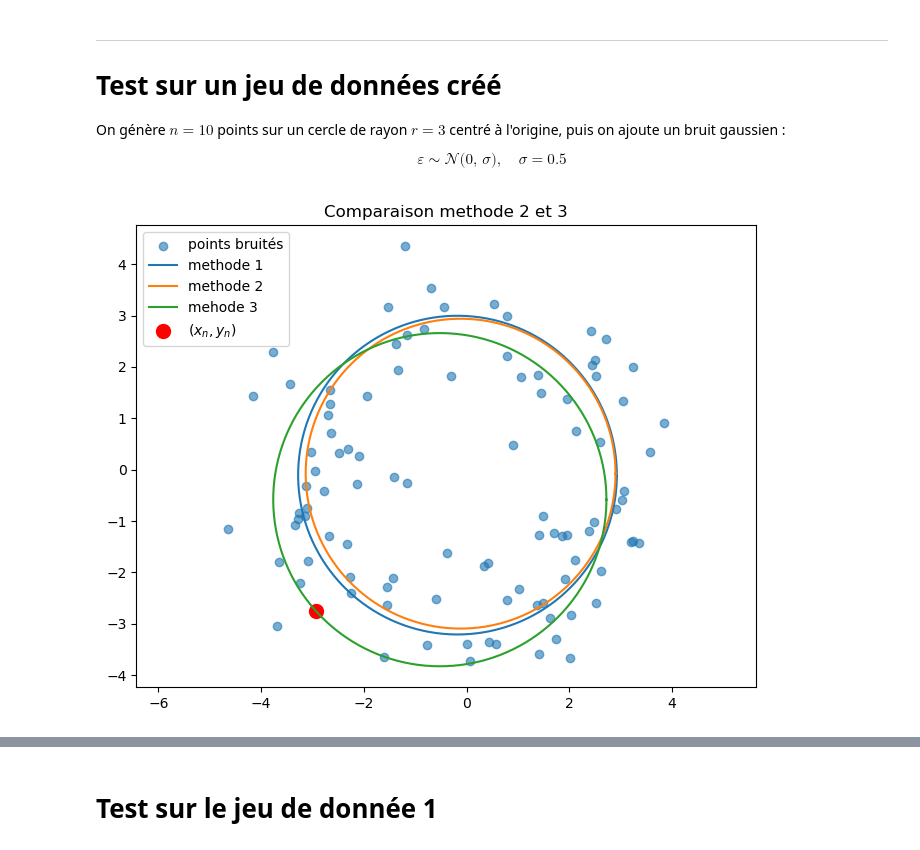
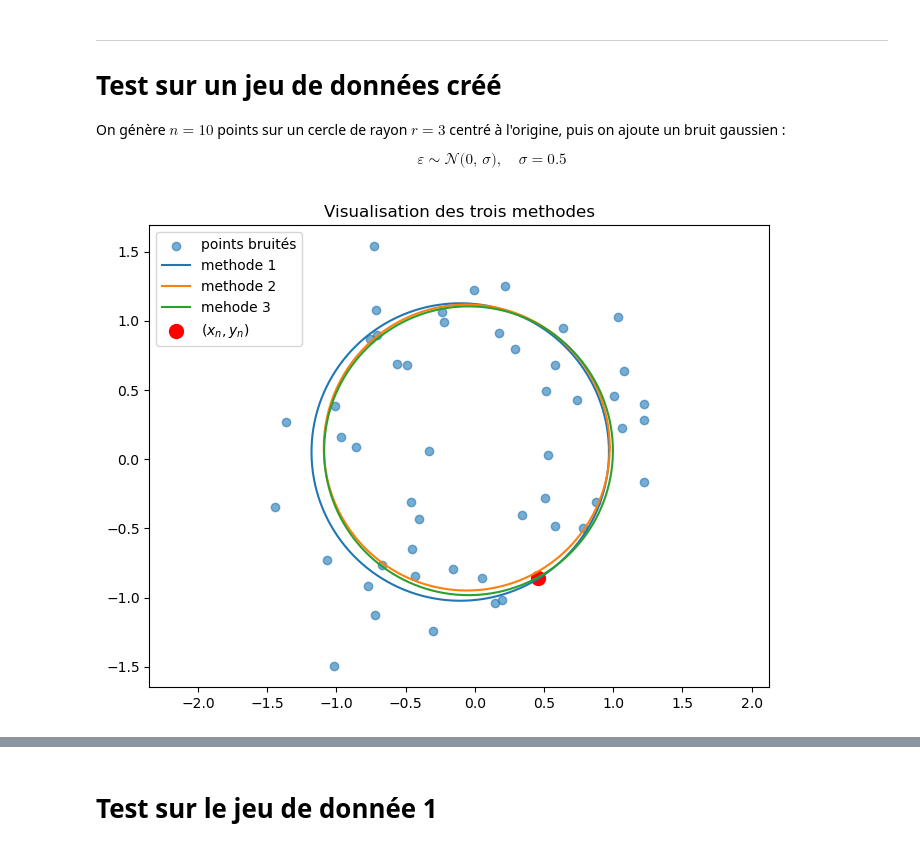
Before and after one commit to NourBouabid/Projet-optimisation-266-, a Jupyter notebook: notebook_final.ipynb, the cells around one changed output, grey strips where cells are left out. Saved outputs shown, nothing was run; the diff lists cells and outputs as text; code cells hidden in the pictures.

Commit message:
comparaison2_1

```diff
--- a/notebook_final.ipynb
+++ b/notebook_final.ipynb
@@ -286,50 +285,49 @@ $$
 # %%
-random.seed()
 
 #création d'un jeu de données de test
 
-n=100 #nombre de points
+n=50 #nombre de points
 
 # selection de points issus du vrai cercle
-r=3 #rayon du vrai cercle
+r=1 #rayon du vrai cercle
 theta = np.random.uniform(0, 2*np.pi, n)
-x = r * np.cos(theta)
-y = r * np.sin(theta)
+x_vrai = r * np.cos(theta)
+y_vrai = r * np.sin(theta)
 
 #bruitage des points
-sigma=0.5
+sigma=0.1
 bruit = np.random.normal(loc=0, scale=np.sqrt(sigma), size=(n, 2))
-x_bruite = x + bruit[:,0]
-y_bruite = y + bruit[:,1]
+x_bruite = x_vrai + bruit[:,0]
+y_bruite = y_vrai + bruit[:,1]
 # %%
 #superposition methode 1, 2 et 3
 plt.figure(figsize=(8, 6))
 
 plt.scatter(x_bruite, y_bruite, alpha=0.6, label="points bruités")
 
 xc1, yc1, r1=methode1(x_bruite, y_bruite)
 xc2, yc2, r2 =methode2(x_bruite,y_bruite)
 xc3, yc3, r3 =methode3(x_bruite,y_bruite)
 
 theta = np.linspace(0, 2*np.pi, 300)
 
 x_cercle1 = xc1 + r1*np.cos(theta)
 y_cercle1 = yc1 + r1*np.sin(theta)
 plt.plot(x_cercle1, y_cercle1, label="methode 1 ")
 
 x_cercle2 = xc2 + r2*np.cos(theta)
 y_cercle2 = yc2 + r2*np.sin(theta)
 plt.plot(x_cercle2, y_cercle2, label="methode 2 ")
 
 x_cercle3 = xc3 + r3*np.cos(theta)
 y_cercle3 = yc3 + r3*np.sin(theta)
 plt.plot(x_cercle3, y_cercle3, label="mehode 3")
 
 plt.scatter(x_bruite[-1], y_bruite[-1], color='red', s=100, label=r'$(x_n,y_n)$')
 
 plt.axis("equal")
-plt.title("Comparaison methode 2 et 3")
+plt.title("Visualisation des trois methodes")
 plt.legend()
 plt.show()
 # %% [output]
-[figure, old version]
+[figure, new version]
```
Also changed, not shown: parts of 12 cells of this notebook.
